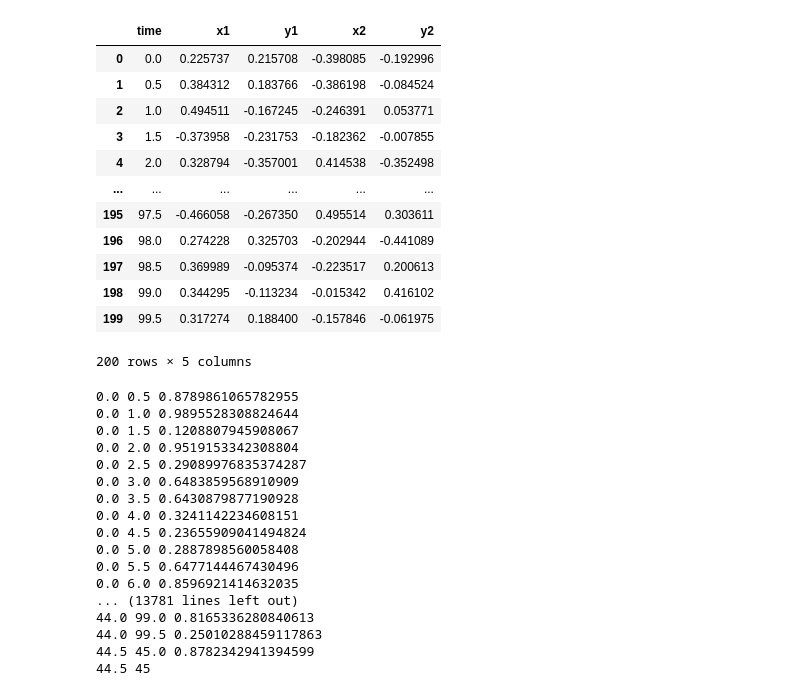
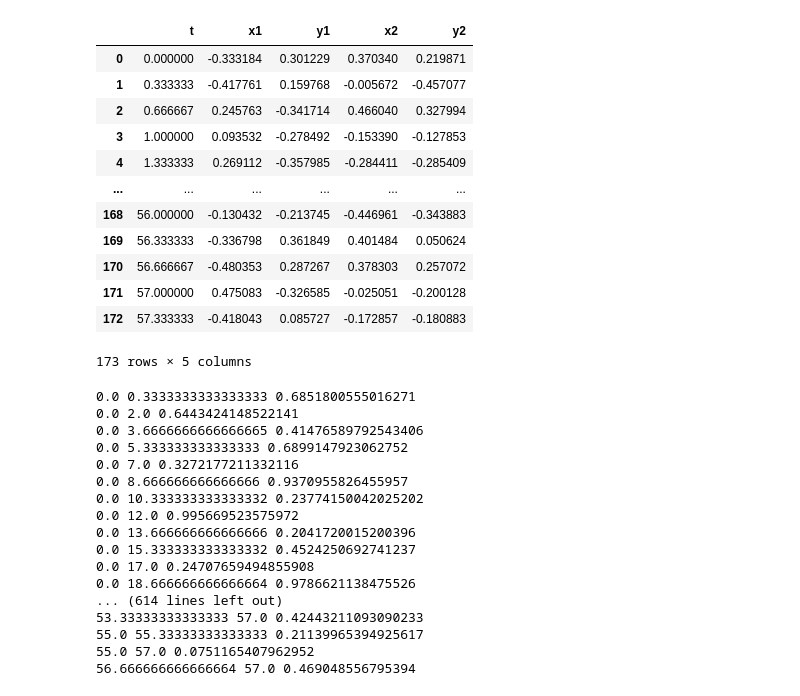
Before and after one commit to gsa-projects/national-exploration, a Jupyter notebook: main.ipynb, the cells around one changed output. Cells and saved outputs as stored; diff of their text form; code cells hidden in the pictures.

```diff
--- a/main.ipynb
+++ b/main.ipynb
@@ -10,25 +6,27 @@ from math import atan2
 # %%
-df = pd.DataFrame(columns=['time', 'x1', 'y1', 'x2', 'y2'])
+# df = pd.read_csv('merged_ducks.csv')
 
-df['time'] = np.arange(0, 100, 0.5)
+df = pd.DataFrame(columns=['t', 'x1', 'y1', 'x2', 'y2'])
+
+df['t'] = np.arange(0, 56.8 + 2/3, 1/3)
 df['x1'] = np.random.uniform(-0.5, 0.5, df.shape[0])
 df['y1'] = np.random.uniform(-0.5, 0.5, df.shape[0])
 df['x2'] = np.random.uniform(-0.5, 0.5, df.shape[0])
 df['y2'] = np.random.uniform(-0.5, 0.5, df.shape[0])
 
 df
 # %% [output]
-|  | time | x1 | y1 | x2 | y2 |
-| 0 | 0.0 | 0.225737 | 0.215708 | -0.398085 | -0.192996 |
-| 1 | 0.5 | 0.384312 | 0.183766 | -0.386198 | -0.084524 |
-| 2 | 1.0 | 0.494511 | -0.167245 | -0.246391 | 0.053771 |
-| 3 | 1.5 | -0.373958 | -0.231753 | -0.182362 | -0.007855 |
-| 4 | 2.0 | 0.328794 | -0.357001 | 0.414538 | -0.352498 |
+|  | t | x1 | y1 | x2 | y2 |
+| 0 | 0.000000 | -0.333184 | 0.301229 | 0.370340 | 0.219871 |
+| 1 | 0.333333 | -0.417761 | 0.159768 | -0.005672 | -0.457077 |
+| 2 | 0.666667 | 0.245763 | -0.341714 | 0.466040 | 0.327994 |
+| 3 | 1.000000 | 0.093532 | -0.278492 | -0.153390 | -0.127853 |
+| 4 | 1.333333 | 0.269112 | -0.357985 | -0.284411 | -0.285409 |
 | ... | ... | ... | ... | ... | ... |
-| 195 | 97.5 | -0.466058 | -0.267350 | 0.495514 | 0.303611 |
-| 196 | 98.0 | 0.274228 | 0.325703 | -0.202944 | -0.441089 |
-| 197 | 98.5 | 0.369989 | -0.095374 | -0.223517 | 0.200613 |
-| 198 | 99.0 | 0.344295 | -0.113234 | -0.015342 | 0.416102 |
-| 199 | 99.5 | 0.317274 | 0.188400 | -0.157846 | -0.061975 |
+| 168 | 56.000000 | -0.130432 | -0.213745 | -0.446961 | -0.343883 |
+| 169 | 56.333333 | -0.336798 | 0.361849 | 0.401484 | 0.050624 |
+| 170 | 56.666667 | -0.480353 | 0.287267 | 0.378303 | 0.257072 |
+| 171 | 57.000000 | 0.475083 | -0.326585 | -0.025051 | -0.200128 |
+| 172 | 57.333333 | -0.418043 | 0.085727 | -0.172857 | -0.180883 |
-200 rows × 5 columns
+173 rows × 5 columns
 # %%
@@ -56,28 +56,30 @@ def duckduckgo(t1: float, t2: float, *, seed: int = 11) -> float:
 # %%
 hist = np.array([])
+real = np.array([])
 
-for i in range(len(df)):
-    for j in range(i + 1, len(df)):
-        t_i, t_j = df['time'][i], df['time'][j]
-        angle = duckduckgo(t_i, t_j, seed=12345678)
+for i in range(0, len(df), 5):
+    for j in range(i + 1, len(df), 5):
+        t_i, t_j = df['t'][i], df['t'][j]
+        angle = duckduckgo(t_i, t_j, factor=1237)
 
         print(f'{t_i} {t_j} {angle}')
         hist = np.append(hist, angle)
+        real = np.append(real, np.random.rand())
 # %% [output]
-0.0 0.5 0.8789861065782955
-0.0 1.0 0.9895528308824644
-0.0 1.5 0.1208807945908067
-0.0 2.0 0.9519153342308804
-0.0 2.5 0.29089976835374287
-0.0 3.0 0.6483859568910909
-0.0 3.5 0.6430879877190928
-0.0 4.0 0.3241142234608151
-0.0 4.5 0.23655909041494824
-0.0 5.0 0.2887898560058408
-0.0 5.5 0.6477144467430496
-0.0 6.0 0.8596921414632035
-... (13781 lines left out)
-44.0 99.0 0.8165336280840613
-44.0 99.5 0.25010288459117863
-44.5 45.0 0.8782342941394599
-44.5 45
+0.0 0.3333333333333333 0.6851800555016271
+0.0 2.0 0.6443424148522141
+0.0 3.6666666666666665 0.41476589792543406
+0.0 5.333333333333333 0.6899147923062752
+0.0 7.0 0.3272177211332116
+0.0 8.666666666666666 0.9370955826455957
+0.0 10.333333333333332 0.23774150042025202
+0.0 12.0 0.995669523575972
+0.0 13.666666666666666 0.2041720015200396
+0.0 15.333333333333332 0.4524250692741237
+0.0 17.0 0.24707659494855908
+0.0 18.666666666666664 0.9786621138475526
+... (614 lines left out)
+53.33333333333333 57.0 0.42443211093090233
+55.0 55.33333333333333 0.21139965394925617
+55.0 57.0 0.0751165407962952
+56.666666666666664 57.0 0.469048556795394
```
Also changed, not shown: parts of 4 cells of this notebook, 7 other files.
